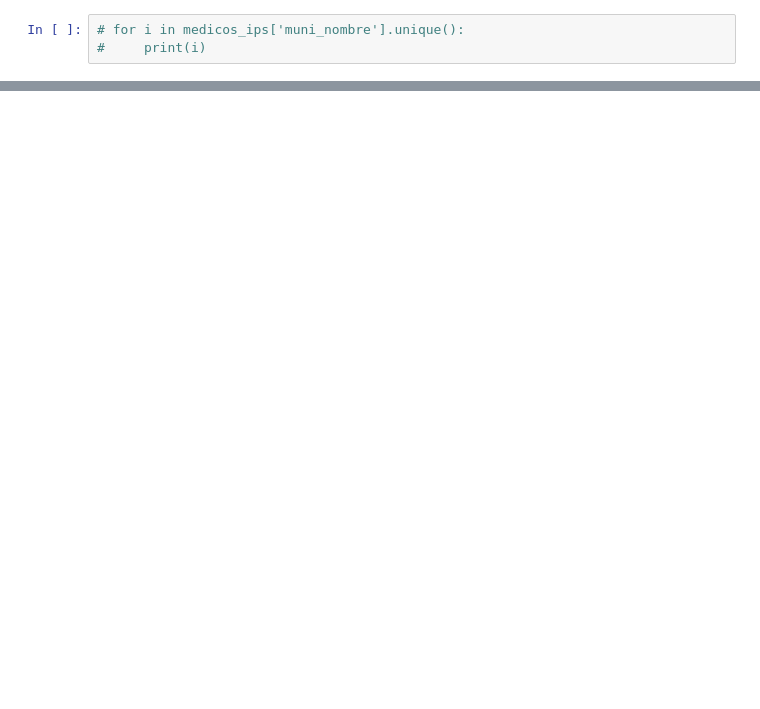
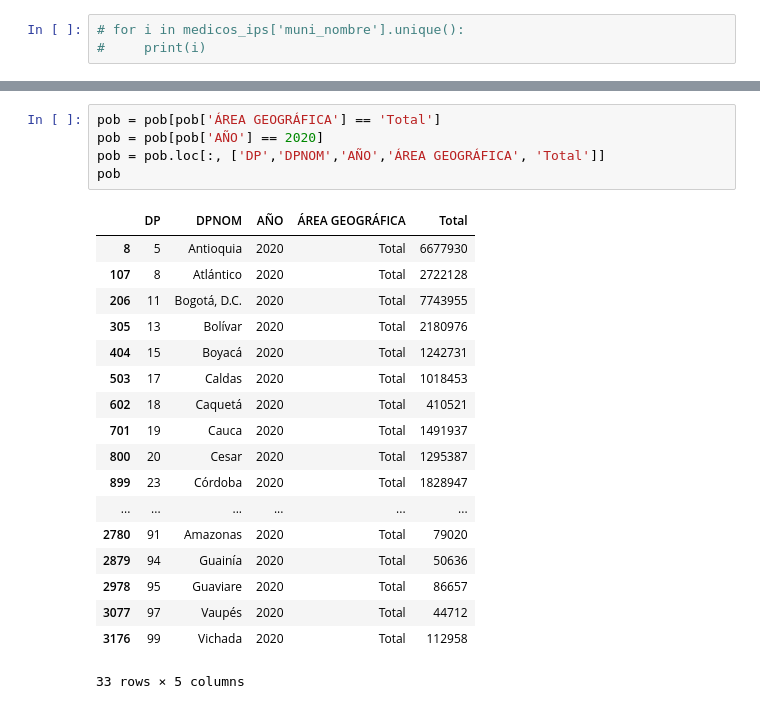
Before and after one commit to Santivg/DS4A-Team14, a Jupyter notebook: notebooks/EDA_medios_ips.ipynb, the cells around one changed output, grey strips where cells are left out. Saved outputs shown, nothing was run; the diff lists cells and outputs as text; blank space fills up the shorter version.

```diff
--- a/notebooks/EDA_medios_ips.ipynb
+++ b/notebooks/EDA_medios_ips.ipynb
@@ -130,0 +179,24 @@ medicos_independientes[medicos_independientes['nombre_prestador'].isna()]
+# %%
+pob = pob[pob['ÁREA GEOGRÁFICA'] == 'Total']
+pob = pob[pob['AÑO'] == 2020]
+pob = pob.loc[:, ['DP','DPNOM','AÑO','ÁREA GEOGRÁFICA', 'Total']]
+pob
+# %% [output]
+|  | DP | DPNOM | AÑO | ÁREA GEOGRÁFICA | Total |
+| 8 | 5 | Antioquia | 2020 | Total | 6677930 |
+| 107 | 8 | Atlántico | 2020 | Total | 2722128 |
+| 206 | 11 | Bogotá, D.C. | 2020 | Total | 7743955 |
+| 305 | 13 | Bolívar | 2020 | Total | 2180976 |
+| 404 | 15 | Boyacá | 2020 | Total | 1242731 |
+| 503 | 17 | Caldas | 2020 | Total | 1018453 |
+| 602 | 18 | Caquetá | 2020 | Total | 410521 |
+| 701 | 19 | Cauca | 2020 | Total | 1491937 |
+| 800 | 20 | Cesar | 2020 | Total | 1295387 |
+| 899 | 23 | Córdoba | 2020 | Total | 1828947 |
+| ... | ... | ... | ... | ... | ... |
+| 2780 | 91 | Amazonas | 2020 | Total | 79020 |
+| 2879 | 94 | Guainía | 2020 | Total | 50636 |
+| 2978 | 95 | Guaviare | 2020 | Total | 86657 |
+| 3077 | 97 | Vaupés | 2020 | Total | 44712 |
+| 3176 | 99 | Vichada | 2020 | Total | 112958 |
+33 rows × 5 columns
```
Also changed, not shown: parts of 29 cells of this notebook.
